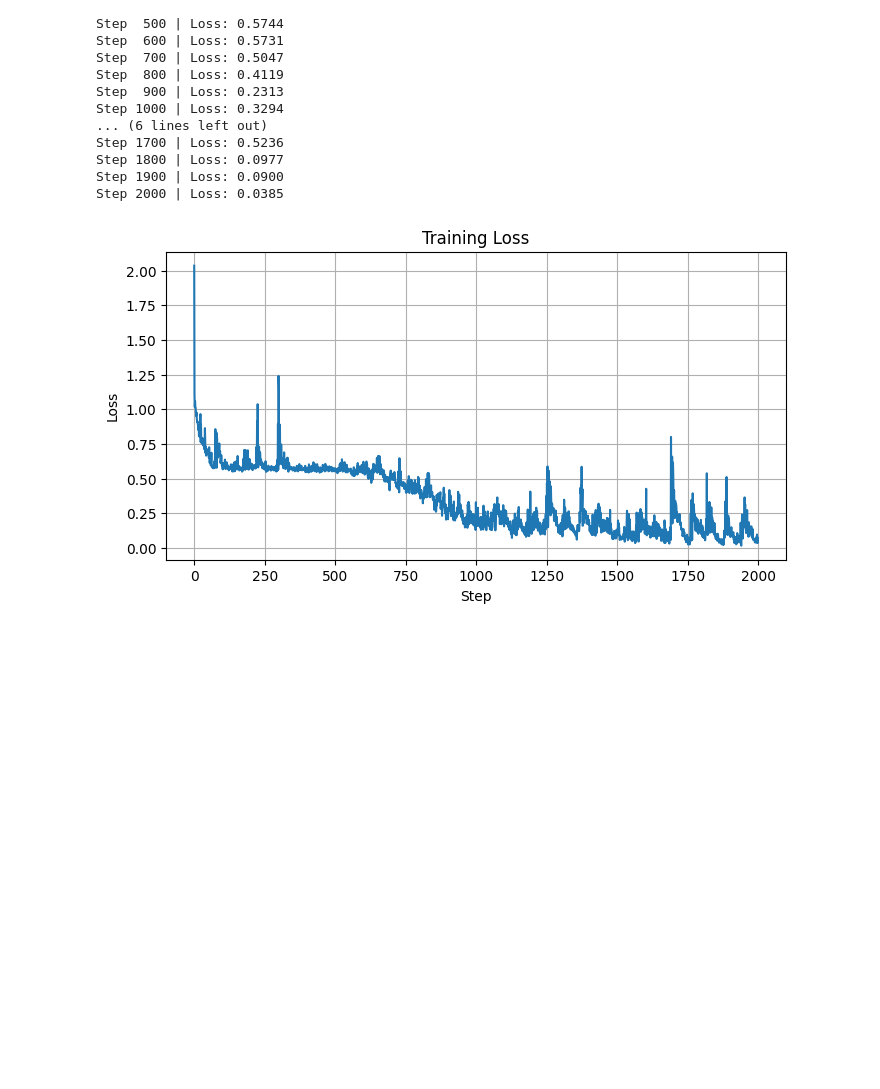
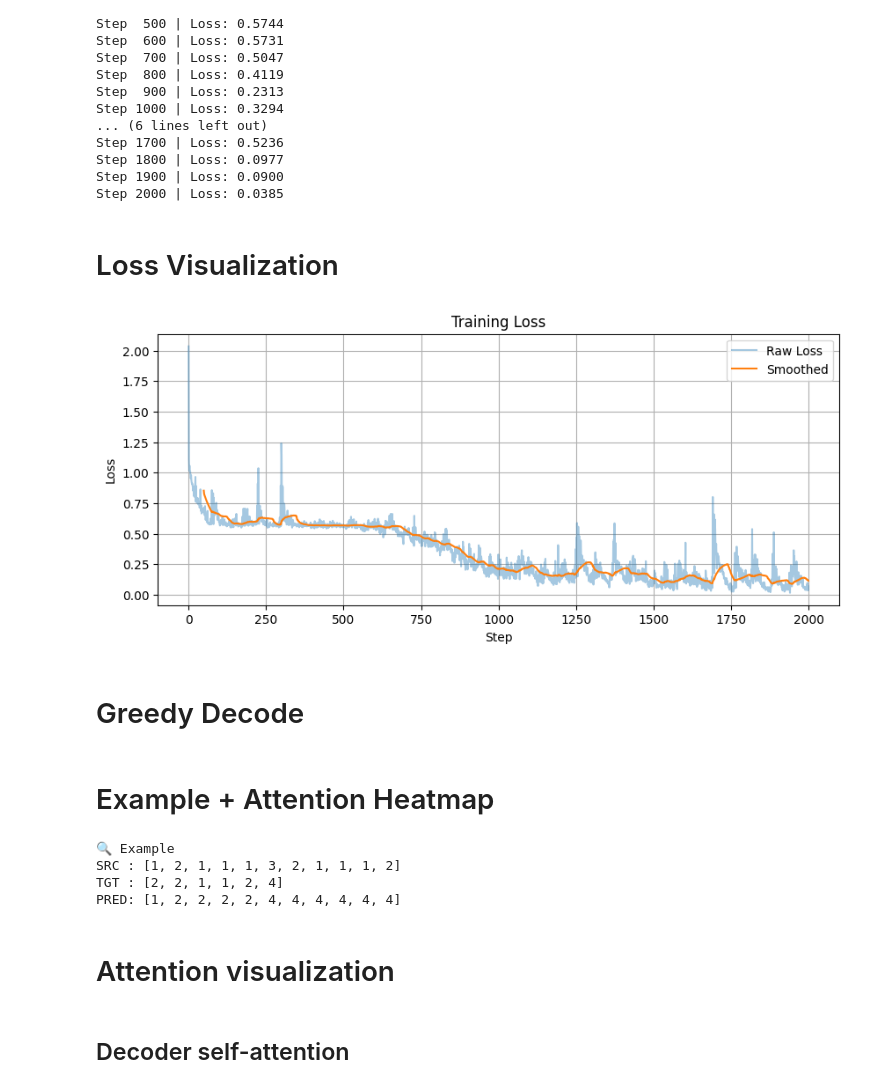
Before and after one commit to knight22-21/Papers, a Jupyter notebook: Attention is All you need/Untitled.ipynb, the cells around one changed output. Cells and saved outputs as stored; diff of their text form; code cells hidden in the pictures; blank space fills up the shorter version.

```diff
--- a/Attention is All you need/Untitled.ipynb
+++ b/Attention is All you need/Untitled.ipynb
@@ -241,10 +239,18 @@ Step 2000 | Loss: 0.0385
+# %% [markdown]
+# Loss Visualization
 # %%
-plt.figure(figsize=(8, 4))
-plt.plot(loss_history)
+plt.figure(figsize=(10, 4))
+plt.plot(loss_history, alpha=0.4, label="Raw Loss")
+
+window = 50
+smoothed = np.convolve(loss_history, np.ones(window)/window, mode="valid")
+plt.plot(range(window-1, len(loss_history)), smoothed, label="Smoothed")
+
 plt.title("Training Loss")
 plt.xlabel("Step")
 plt.ylabel("Loss")
+plt.legend()
 plt.grid()
 plt.show()
 # %% [output]
-[figure, old version]
+[figure, new version]
@@ -253,3 +257,5 @@ plt.show()
+# %% [markdown]
+# Greedy Decode
 # %%
 def greedy_decode(model, src):
     model.eval()
@@ -273 +277,20 @@ def greedy_decode(model, src):
+# %% [markdown]
+# Example + Attention Heatmap
+# %%
+src, tgt = generate_batch(batch_size=1)
+pred = greedy_decode(model, src)
+
+print("\n🔍 Example")
+print("SRC :", src[0].tolist())
+print("TGT :", tgt[0].tolist())
+print("PRED:", pred[0].tolist())
+# %% [output]
+🔍 Example
+SRC : [1, 2, 1, 1, 1, 3, 2, 1, 1, 1, 2]
+TGT : [2, 2, 1, 1, 2, 4]
+PRED: [1, 2, 2, 2, 2, 4, 4, 4, 4, 4, 4]
+# %% [markdown]
+# Attention visualization
+# %% [markdown]
+## Decoder self-attention
 # %%
```
Also changed, not shown: parts of 37 cells of this notebook.
